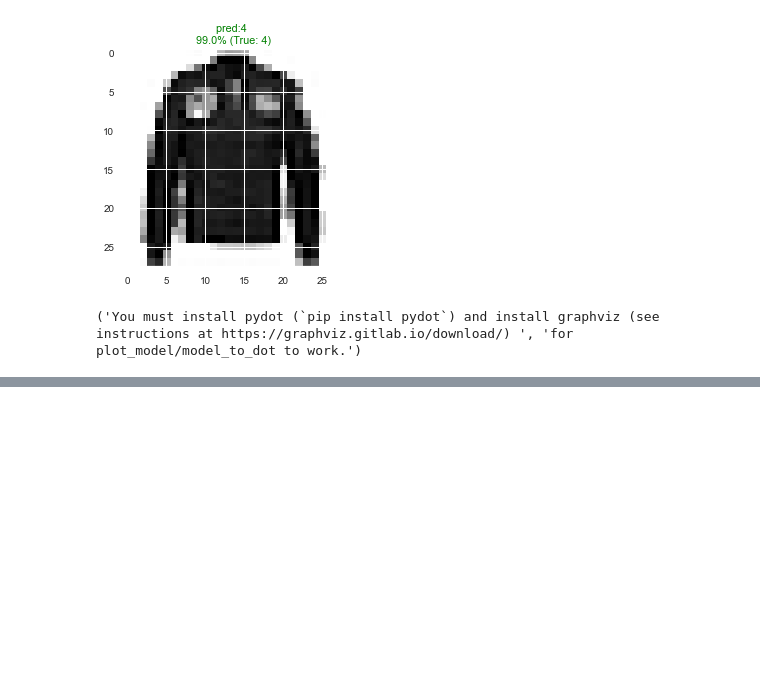
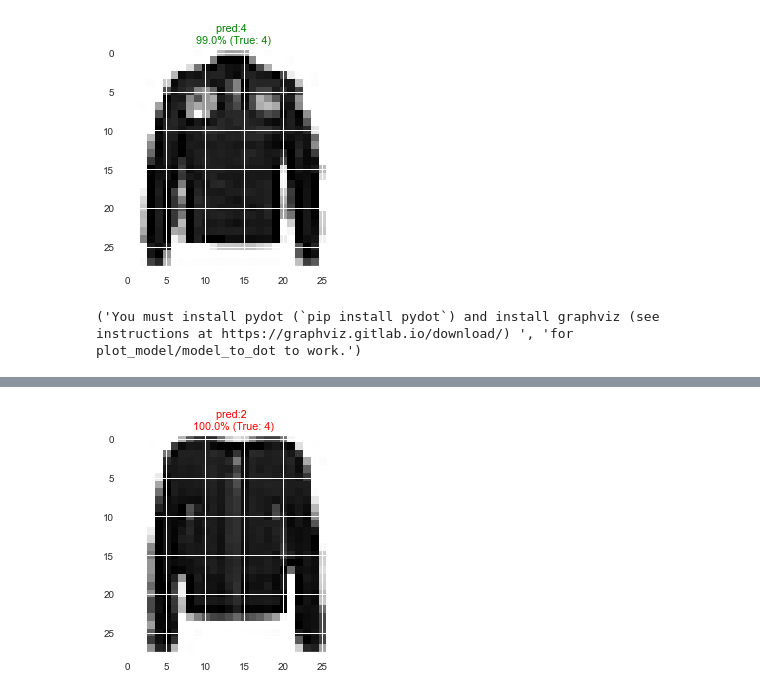
Before and after one commit to anice1/Tensorflow-Revision, a Jupyter notebook: Deep Learning (Classification).ipynb, the cells around one changed output, grey strips where cells are left out. Cells and saved outputs as stored; diff of their text form; code cells hidden in the pictures; blank space fills up the shorter version.

```diff
--- a/Deep Learning (Classification).ipynb
+++ b/Deep Learning (Classification).ipynb
@@ -476,0 +479,21 @@ plot_model(model3, show_shapes=True)
+# %%
+model4 = tf.keras.Sequential([
+    tf.keras.layers.Conv2D(filters=5, kernel_size=3, activation='relu', input_shape=(28,28,1)),
+    tf.keras.layers.Conv2D(filters=5, kernel_size=3, activation='relu'),
+    tf.keras.layers.MaxPool2D(pool_size=2, padding='valid'),
+    tf.keras.layers.Conv2D(5,3, activation='relu'),
+    tf.keras.layers.Conv2D(5,3, activation='relu'),
+    tf.keras.layers.MaxPool2D(2),
+    tf.keras.layers.Flatten(),
+    tf.keras.layers.Dense(10, activation='softmax')
+])
+
+# Compile the model
+model4.compile(loss=tf.keras.losses.SparseCategoricalCrossentropy(),
+               optimizer=tf.keras.optimizers.Adam(),
+               metrics=['accuracy'])
+
+# Fit the model
+model4.fit(X_train_norm, y_train,
+           epochs=10,
+           validation_data=(X_test_norm, y_test))
@@ -476,0 +562,4 @@ plot_model(model3, show_shapes=True)
+# %%
+plot_random_img(model4, X_test, y_test, list(np.arange(0,10)))
+# %% [output]
+[figure, added]
```
Also changed, not shown: parts of 25 cells of this notebook, 36 other files.
